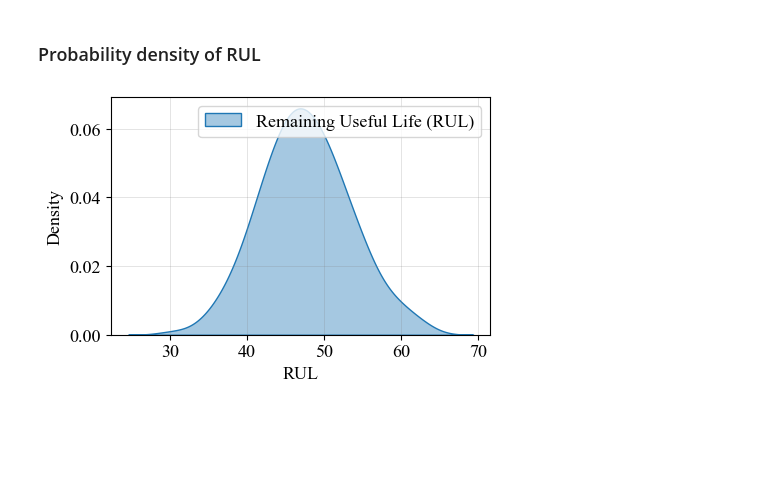
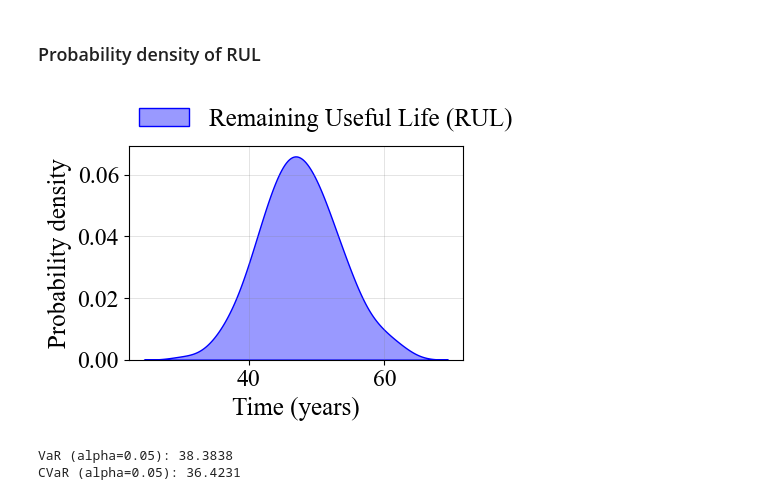
Before and after one commit to Pesquisa-UFCAT/2024-1_victor_hugo_renata_maria, a Jupyter notebook: toy_problem/analysis_gobs_gpred.ipynb, the cells around one changed output. Saved outputs shown, nothing was run; the diff lists cells and outputs as text; code cells hidden in the pictures; blank space fills up the shorter version.

```diff
--- a/toy_problem/analysis_gobs_gpred.ipynb
+++ b/toy_problem/analysis_gobs_gpred.ipynb
@@ -629,49 +759,77 @@ name = 'kde_rul'
 
 ### Chart dimensions (in centimeters)
 b_cm = 12
-h_cm = 8
+h_cm = 9
 inches_to_cm = 1 / 2.54
 b_input = b_cm * inches_to_cm
 h_input = h_cm * inches_to_cm
 
 ### Labels
-label_x = "RUL"
-label_y = "Density"
-size_label = 13
+label_x = "Time (years)"
+label_y = "Probability density"
+size_label = 18
 color_label = 'black'
-size_axis = 13
+size_axis = 17
 color_axis = 'black'
+color = 'blue'
 
 ### Font configuration (Times New Roman)
 plt.rcParams['font.family'] = 'Times New Roman'
 
 ### Figure
 fig, ax = plt.subplots(figsize=(b_input, h_input))
 ax.set_xlabel(label_x, fontsize=size_label, color=color_label)
 ax.set_ylabel(label_y, fontsize=size_label, color=color_label)
 ax.tick_params(axis='both', which='major', labelsize=size_axis, colors=color_axis)
 
 ### KDE plot
 sns.kdeplot(
     df_rul["RUL"],
     fill=True,
     linewidth=1,
     alpha=0.4,
+    color = color,
     ax=ax,
     label="Remaining Useful Life (RUL)"
 )
 
 ### Grid
 ax.grid(True, linestyle='-', linewidth=0.5, color='gray', alpha=0.3)
 
-### Legend
-ax.legend(fontsize=size_label)
+### Legend (outside, top-left)
+ax.legend(
+    fontsize=size_label,
+    loc='lower left',
+    bbox_to_anchor=(0.0, 1.02),
+    frameon=False,
+    borderaxespad=0.0
+)
 
 ### Layout
 plt.tight_layout()
 
 ### Save
-#fig.savefig(f'z_{name}.png', dpi=dpi, bbox_inches='tight')
+fig.savefig(f'z_{name}.png', dpi=dpi, bbox_inches='tight')
 plt.show()
 # %% [output]
-[figure, old version]
+[figure, new version]
+# %%
+import numpy as np
+
+# Confidence level
+alpha = 0.05  # 5%
+
+# RUL samples
+rul_samples = df_rul["RUL"].values
+
+# Value-at-Risk (lower tail)
+VaR = np.quantile(rul_samples, alpha)
+
+# Conditional Value-at-Risk
+CVaR = rul_samples[rul_samples <= VaR].mean()
+
+print(f"VaR (alpha={alpha}): {VaR:.4f}")
+print(f"CVaR (alpha={alpha}): {CVaR:.4f}")
+# %% [output]
+VaR (alpha=0.05): 38.3838
+CVaR (alpha=0.05): 36.4231
```
Also changed, not shown: parts of 11 cells of this notebook, 3 other files.
